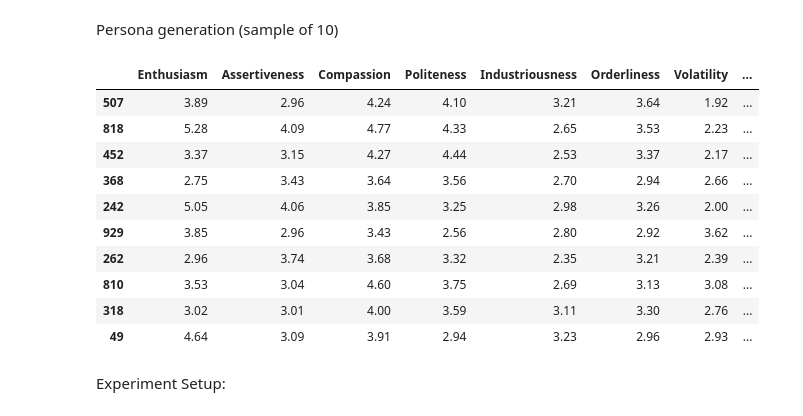
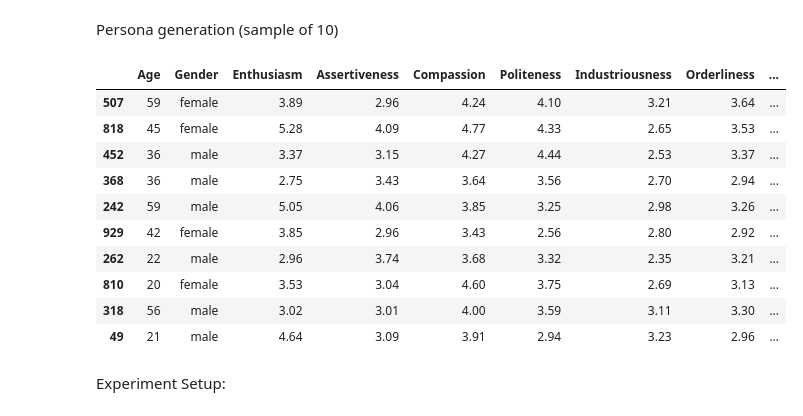
Before and after one commit to DanielSchipfer/The-Parrot-in-the-Machine-Simulating-Human-Behavior-with-Large-Language-Models, a Jupyter notebook: LLM_Experiments.ipynb, the cells around one changed output. Saved outputs shown, nothing was run; the diff lists cells and outputs as text; code cells hidden in the pictures.

Commit message:
raw_persona condition added

```diff
--- a/LLM_Experiments.ipynb
+++ b/LLM_Experiments.ipynb
@@ -7,20 +8,32 @@ Persona generation (sample of 10)
 # %%
 df = pd.read_csv("Synthetic_Big5_data.csv")
 df = df.round(2)
 df = df.sample(n=10, random_state=1)
+
+df.insert(0, "gender", df.pop("gender"))
+df.rename(columns={"gender": "Gender"}, inplace=True)
+
+# add uniform age - (not perfect since age has a slight impact on Big5, but for this it should be negligible)
+df["Age"] = np.random.randint(18, 60, size=len(df))
+df.insert(0, "Age", df.pop("Age"))
+
+df["raw_persona"] = df.apply(
+    lambda row: "\n".join(f"{col}: {row[col]}" for col in df.columns),
+    axis=1
+)
 df
 # %% [output]
-|  | Enthusiasm | Assertiveness | Compassion | Politeness | Industriousness | Orderliness | Volatility | ... |
-| 507 | 3.89 | 2.96 | 4.24 | 4.10 | 3.21 | 3.64 | 1.92 | ... |
-| 818 | 5.28 | 4.09 | 4.77 | 4.33 | 2.65 | 3.53 | 2.23 | ... |
-| 452 | 3.37 | 3.15 | 4.27 | 4.44 | 2.53 | 3.37 | 2.17 | ... |
-| 368 | 2.75 | 3.43 | 3.64 | 3.56 | 2.70 | 2.94 | 2.66 | ... |
-| 242 | 5.05 | 4.06 | 3.85 | 3.25 | 2.98 | 3.26 | 2.00 | ... |
-| 929 | 3.85 | 2.96 | 3.43 | 2.56 | 2.80 | 2.92 | 3.62 | ... |
-| 262 | 2.96 | 3.74 | 3.68 | 3.32 | 2.35 | 3.21 | 2.39 | ... |
-| 810 | 3.53 | 3.04 | 4.60 | 3.75 | 2.69 | 3.13 | 3.08 | ... |
-| 318 | 3.02 | 3.01 | 4.00 | 3.59 | 3.11 | 3.30 | 2.76 | ... |
-| 49 | 4.64 | 3.09 | 3.91 | 2.94 | 3.23 | 2.96 | 2.93 | ... |
+|  | Age | Gender | Enthusiasm | Assertiveness | Compassion | Politeness | Industriousness | Orderliness | ... |
+| 507 | 59 | female | 3.89 | 2.96 | 4.24 | 4.10 | 3.21 | 3.64 | ... |
+| 818 | 45 | female | 5.28 | 4.09 | 4.77 | 4.33 | 2.65 | 3.53 | ... |
+| 452 | 36 | male | 3.37 | 3.15 | 4.27 | 4.44 | 2.53 | 3.37 | ... |
+| 368 | 36 | male | 2.75 | 3.43 | 3.64 | 3.56 | 2.70 | 2.94 | ... |
+| 242 | 59 | male | 5.05 | 4.06 | 3.85 | 3.25 | 2.98 | 3.26 | ... |
+| 929 | 42 | female | 3.85 | 2.96 | 3.43 | 2.56 | 2.80 | 2.92 | ... |
+| 262 | 22 | male | 2.96 | 3.74 | 3.68 | 3.32 | 2.35 | 3.21 | ... |
+| 810 | 20 | female | 3.53 | 3.04 | 4.60 | 3.75 | 2.69 | 3.13 | ... |
+| 318 | 56 | male | 3.02 | 3.01 | 4.00 | 3.59 | 3.11 | 3.30 | ... |
+| 49 | 21 | male | 4.64 | 3.09 | 3.91 | 2.94 | 3.23 | 2.96 | ... |
 # %%
 PERSONA_SYSTEM_PROMPT = (
 """You are a professional personality analyst and storyteller. Your task is to generate a **realistic, detailed personality profile** of a single individual based on their **Big Five subfacet scores on a 1-5 Likert scale**.
```
Also changed, not shown: parts of 7 cells of this notebook, 1 other file.
